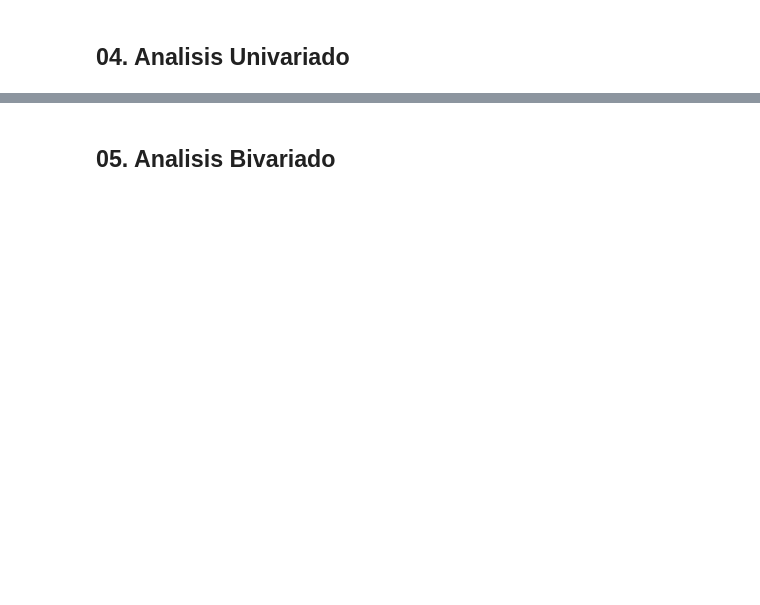
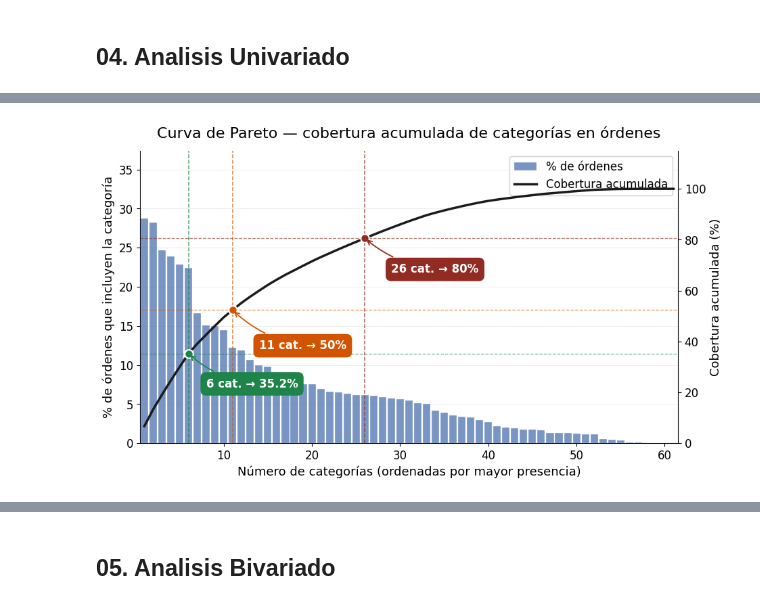
Before and after one commit to javiermagnone-lab/Javito, a Jupyter notebook: Taller_obligatorio_1.ipynb, the cells around one changed output, grey strips where cells are left out. Cells and saved outputs as stored; diff of their text form; code cells hidden in the pictures; blank space fills up the shorter version.

```diff
--- a/Taller_obligatorio_1.ipynb
+++ b/Taller_obligatorio_1.ipynb
@@ -716,0 +1104,75 @@ hist_qc_orders           : 0 órdenes con más de un valor
+# %%
+# Categorías a nivel de orden: GRAFICO cuántas órdenes incluyen al menos un producto de cada categoría
+plt.close('all')
+PAL   = sns.color_palette('deep')
+BLUE  = PAL[0]
+GREEN = '#1E8449'
+ORG   = '#D35400'
+RED   = '#922B21'
+
+cumulative_vals = cumulative.values
+bar_vals        = pct_cat_ord.values
+x = list(range(1, len(cumulative_vals) + 1))
+
+fig, ax1 = plt.subplots(figsize=(24/2.54, 14/2.54))
+ax2 = ax1.twinx()
+
+fig.patch.set_facecolor('white')
+ax1.set_facecolor('white')
+ax1.set_axisbelow(True)
+ax1.grid(axis='y', color='#EEEEEE', linewidth=0.7, zorder=0)
+ax1.spines[['top', 'right']].set_visible(False)
+ax2.spines[['top', 'left', 'bottom']].set_visible(False)
+
+# Barras — % real de órdenes
+ax1.bar(x, bar_vals, color=BLUE, alpha=0.75, width=0.85,
+        edgecolor='white', linewidth=0.3,
+        label='% de órdenes', zorder=2)
+ax1.set_ylabel('% de órdenes que incluyen la categoría', fontsize=13)
+ax1.set_ylim(0, max(bar_vals) * 1.3)
+ax1.tick_params(axis='y', labelsize=12)
+
+# Curva acumulada
+ax2.plot(x, cumulative_vals, color='#1C1C1C', linewidth=2.5,
+         label='Cobertura acumulada', zorder=4)
+ax2.set_ylabel('Cobertura acumulada (%)', fontsize=13)
+ax2.set_ylim(0, 115)
+ax2.tick_params(axis='y', labelsize=12)
+
+# Puntos y anotaciones
+puntos = [
+    (n_ancla,   cumulative_vals[n_ancla - 1],   GREEN, f'{n_ancla} cat. → {cob_ancla:.1f}%',  (8,  22)),
+    (n_cats_50, cumulative_vals[n_cats_50 - 1], ORG,   f'{n_cats_50} cat. → 50%',             (14, 37)),
+    (n_cats_80, cumulative_vals[n_cats_80 - 1], RED,   f'{n_cats_80} cat. → 80%',             (29, 67)),
+]
+
+for px, py, col, label, (tx, ty) in puntos:
+    ax2.axvline(px, color=col, linestyle='--', linewidth=1.1, alpha=0.75, zorder=3)
+    ax2.axhline(py, color=col, linestyle='--', linewidth=0.9, alpha=0.65, zorder=3)
+    ax2.plot(px, py, 'o', color=col, markersize=9, zorder=6,
+             markeredgecolor='white', markeredgewidth=1.5)
+    ax2.annotate(
+        label,
+        xy=(px, py), xytext=(tx, ty),
+        fontsize=12, color='white', fontweight='bold',
+        arrowprops=dict(arrowstyle='->', color=col, lw=1.3,
+                        connectionstyle='arc3,rad=-0.15'),
+        bbox=dict(boxstyle='round,pad=0.5', fc=col, ec='none', alpha=1.0),
+        zorder=7
+    )
+
+# Leyenda
+h1, l1 = ax1.get_legend_handles_labels()
+h2, l2 = ax2.get_legend_handles_labels()
+ax1.legend(h1 + h2, l1 + l2, loc='upper right', fontsize=12, framealpha=0.9)
+
+ax1.set_xlabel('Número de categorías (ordenadas por mayor presencia)', fontsize=13)
+ax1.set_xlim(0.5, len(x) + 0.5)
+ax1.tick_params(axis='x', labelsize=12)
+
+plt.title('Curva de Pareto — cobertura acumulada de categorías en órdenes',
+          fontsize=16, pad=14)
+plt.tight_layout()
+plt.show()
+# %% [output]
+[figure, added]
```
Also changed, not shown: parts of 28 cells of this notebook.
